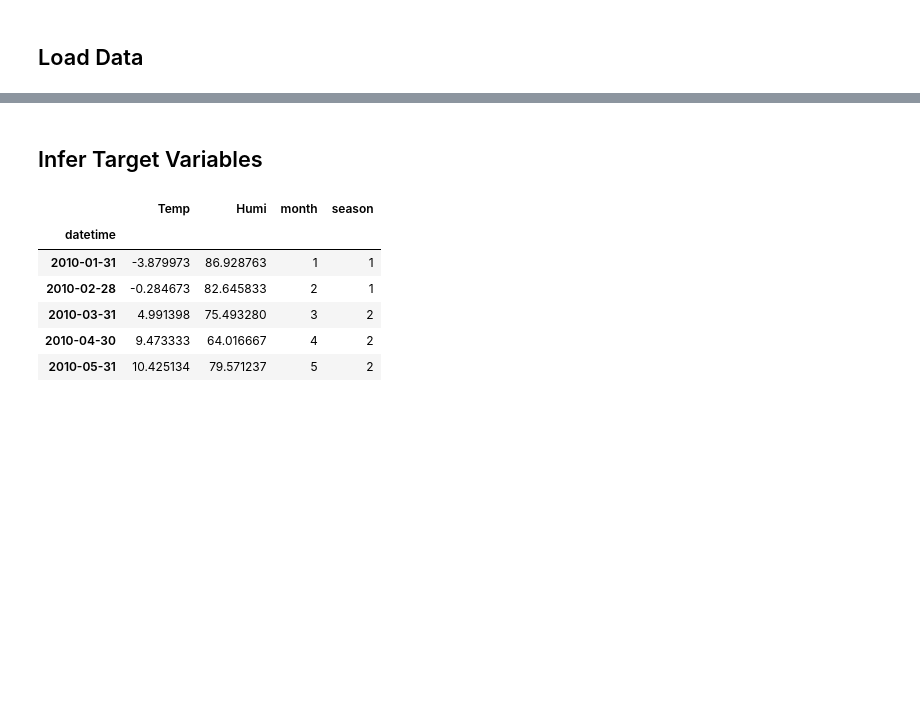
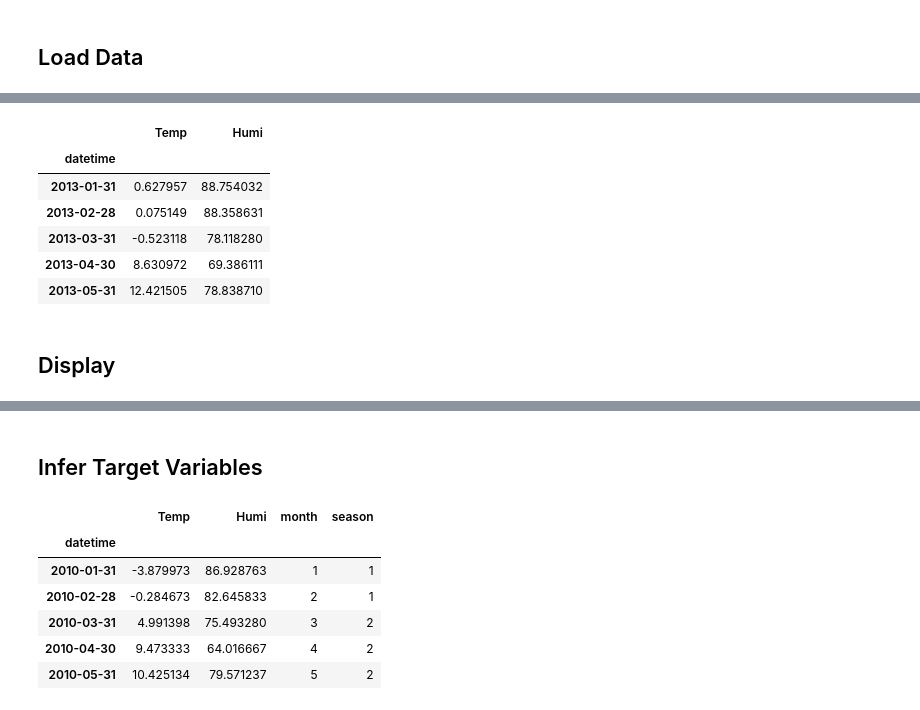
Before and after one commit to chalendony/iot-htsensor, a Jupyter notebook: analysis/random-forest.ipynb, the cells around one changed output, grey strips where cells are left out. Cells and saved outputs as stored; diff of their text form; code cells hidden in the pictures; blank space fills up the shorter version.

```diff
--- a/analysis/random-forest.ipynb
+++ b/analysis/random-forest.ipynb
@@ -75,0 +45,13 @@ df.head()
+# %%
+df = df.resample('M').mean()
+df.head()
+# %% [output]
+|  | Temp | Humi |
+| datetime |  |  |
+| 2013-01-31 | 0.627957 | 88.754032 |
+| 2013-02-28 | 0.075149 | 88.358631 |
+| 2013-03-31 | -0.523118 | 78.118280 |
+| 2013-04-30 | 8.630972 | 69.386111 |
+| 2013-05-31 | 12.421505 | 78.838710 |
+# %% [markdown]
+## Display
```
Also changed, not shown: parts of 14 cells of this notebook, 8 other files.
